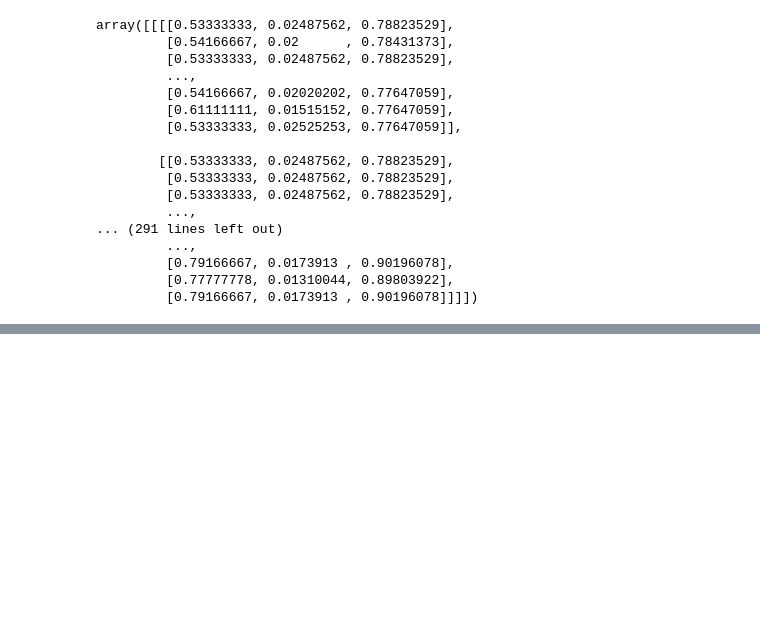
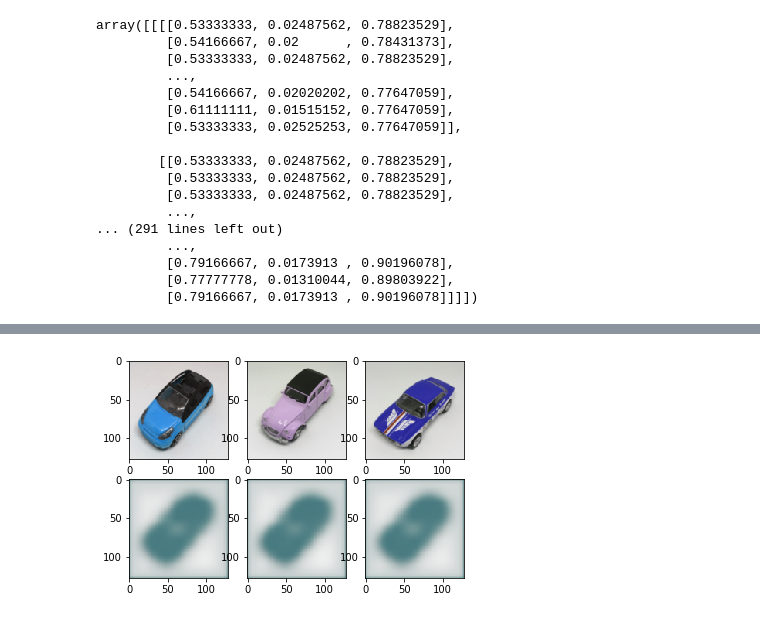
Before and after one commit to dg1an3/zebrastack, a Jupyter notebook: LittleCarVae.ipynb, the cells around one changed output, grey strips where cells are left out. Saved outputs shown, nothing was run; the diff lists cells and outputs as text; code cells hidden in the pictures; blank space fills up the shorter version.

Commit message:
trying to fix encoder problem

```diff
--- a/LittleCarVae.ipynb
+++ b/LittleCarVae.ipynb
@@ -113,7 +113,7 @@ def build_autoencoder(sz, optimizer, loss):
     shape = K.int_shape(encoded_layer)
 
     # generate latent vector Q(z|X)
-    latent_dim = 8
+    latent_dim = 2
     x = Flatten()(encoded_layer)
     x = Dense(32, activation='relu')(x)
     z_mean = Dense(latent_dim, name='z_mean')(x)
@@ -126,7 +126,7 @@ def build_autoencoder(sz, optimizer, loss):
 
     encoder = Model(input_img, [z_mean, z_log_var, z], name='encoder')
     encoder.summary()
-    plot_model(encoder, to_file='data\dicom_encoder.png', show_shapes=True)
+    # plot_model(encoder, to_file='data\dicom_encoder.png', show_shapes=True)
 
     # TODO: add threshold layer for sparsity test
 
@@ -149,15 +149,15 @@ def build_autoencoder(sz, optimizer, loss):
     decoded_layer = Conv2D(3, (3,3), activation='sigmoid', padding='same')(x)
     decoder = Model(latent_inputs, decoded_layer)
     decoder.summary()
-    plot_model(decoder, to_file='data\dicom_decoder.png', show_shapes=True)
+    # plot_model(decoder, to_file='data\dicom_decoder.png', show_shapes=True)
 
     autoencoder_output = decoder(encoder(input_img)[2])
     autoencoder = Model(input_img, autoencoder_output, name='ae')
     autoencoder.compile(optimizer=optimizer, loss=loss)
     autoencoder.summary()
-    plot_model(autoencoder, to_file='data\dicom_autoencoder.png', show_shapes=True)
+    # plot_model(autoencoder, to_file='data\dicom_autoencoder.png', show_shapes=True)
 
     return autoencoder, encoder, decoder
 # %%
-vae, enc, dec = build_autoencoder(128, 'adadelta', 'mean_squared_error')
+vae, enc, dec = build_autoencoder(128, 'adadelta', 'categorical_crossentropy') # 'mean_squared_error')
 # %% [output]
@@ -224,0 +229,4 @@ Epoch 62/250
+# %%
+print(x_test.shape)
+encode_only_imgs = enc.predict(x_test)[2]   # z parameter is #2
+print(encode_only_imgs.shape)
@@ -225,14 +236,14 @@ Epoch 62/250
 # %%
-encode_only_imgs = encode_only.predict(x_test)
 for n in range(len(encode_only_imgs)):
-    print("shape of encoded = ", encode_only_imgs[2].shape)
-    hist, bins = np.histogram(encode_only_imgs[2])
+    print("shape of encoded = ", encode_only_imgs.shape)
+    print("encoded = ", encode_only_imgs)
+    hist, bins = np.histogram(encode_only_imgs)
     print(hist)
     print(bins)
 
 # add random values to decoded
-perturb_vectors = np.random.standard_normal(size=encode_only_imgs[2].shape)
-perturb_vectors = np.multiply(perturb_vectors, 10.6)
+# perturb_vectors = np.random.standard_normal(size=encode_only_imgs[2].shape)
+# perturb_vectors = np.multiply(perturb_vectors, 10.6)
 encode_only_imgs_z = encode_only_imgs # np.add(encode_only_imgs[2], perturb_vectors)
 
-decoded_imgs = decode_only.predict(encode_only_imgs_z)
+decoded_imgs = dec.predict(encode_only_imgs_z)
@@ -238,0 +267,13 @@ decoded_imgs = decode_only.predict(encode_only_imgs_z)
+# %%
+def show_original_decoded(original, decoded, sz):
+    n = 3  # how many digits we will display
+    plt.figure(figsize=(n*2, 4))
+    for i in range(n):
+        ax = plt.subplot(2, n, i+1)
+        plt.imshow(colors.hsv_to_rgb(original[i].reshape(128, 128, 3)))
+        ax = plt.subplot(2, n, i+1+n)
+        plt.imshow(colors.hsv_to_rgb(decoded[i].reshape(128, 128, 3)))
+    plt.show() # block=True)
+show_original_decoded(x_test, decoded_imgs, 128)
+# %% [output]
+[figure, added]
```
Also changed, not shown: parts of 5 cells of this notebook, 3 other files.
